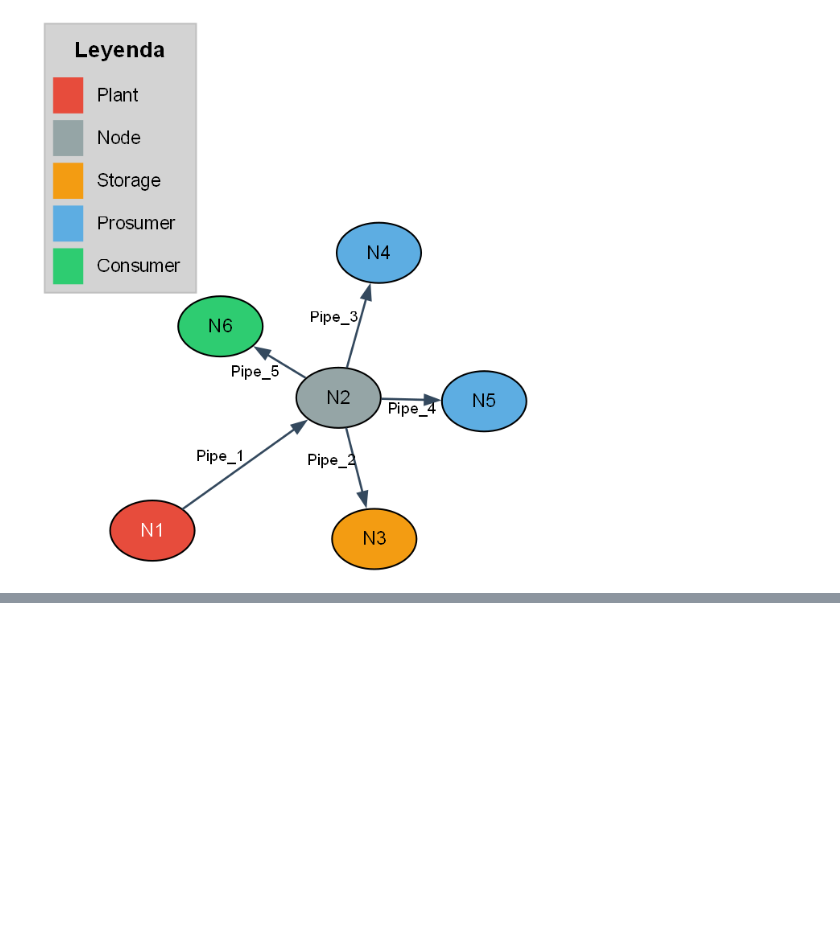
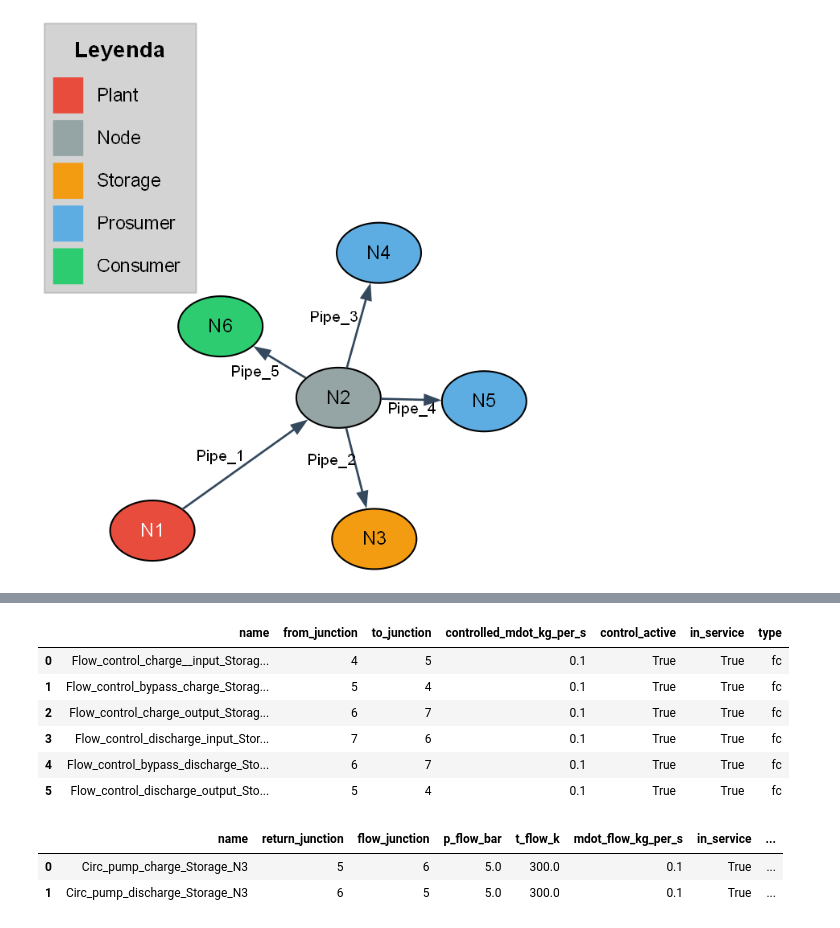
Before and after one commit to SerranoScope/Reduced_simulation, a Jupyter notebook: Simulation_Bases/Structure_information.ipynb, the cells around one changed output, grey strips where cells are left out. Saved outputs shown, nothing was run; the diff lists cells and outputs as text; code cells hidden in the pictures; blank space fills up the shorter version.

```diff
--- a/Simulation_Bases/Structure_information.ipynb
+++ b/Simulation_Bases/Structure_information.ipynb
@@ -257,0 +439,16 @@ Image("network.png")
+# %%
+DHN.net.flow_control
+# %% [output]
+|  | name | from_junction | to_junction | controlled_mdot_kg_per_s | control_active | in_service | type |
+| 0 | Flow_control_charge__input_Storag... | 4 | 5 | 0.1 | True | True | fc |
+| 1 | Flow_control_bypass_charge_Storag... | 5 | 4 | 0.1 | True | True | fc |
+| 2 | Flow_control_charge_output_Storag... | 6 | 7 | 0.1 | True | True | fc |
+| 3 | Flow_control_discharge_input_Stor... | 7 | 6 | 0.1 | True | True | fc |
+| 4 | Flow_control_bypass_discharge_Sto... | 6 | 7 | 0.1 | True | True | fc |
+| 5 | Flow_control_discharge_output_Sto... | 5 | 4 | 0.1 | True | True | fc |
+# %%
+DHN.net.circ_pump_mass
+# %% [output]
+|  | name | return_junction | flow_junction | p_flow_bar | t_flow_k | mdot_flow_kg_per_s | in_service | ... |
+| 0 | Circ_pump_charge_Storage_N3 | 5 | 6 | 5.0 | 300.0 | 0.1 | True | ... |
+| 1 | Circ_pump_discharge_Storage_N3 | 6 | 5 | 5.0 | 300.0 | 0.1 | True | ... |
```
Also changed, not shown: parts of 5 cells of this notebook, 6 other files.
